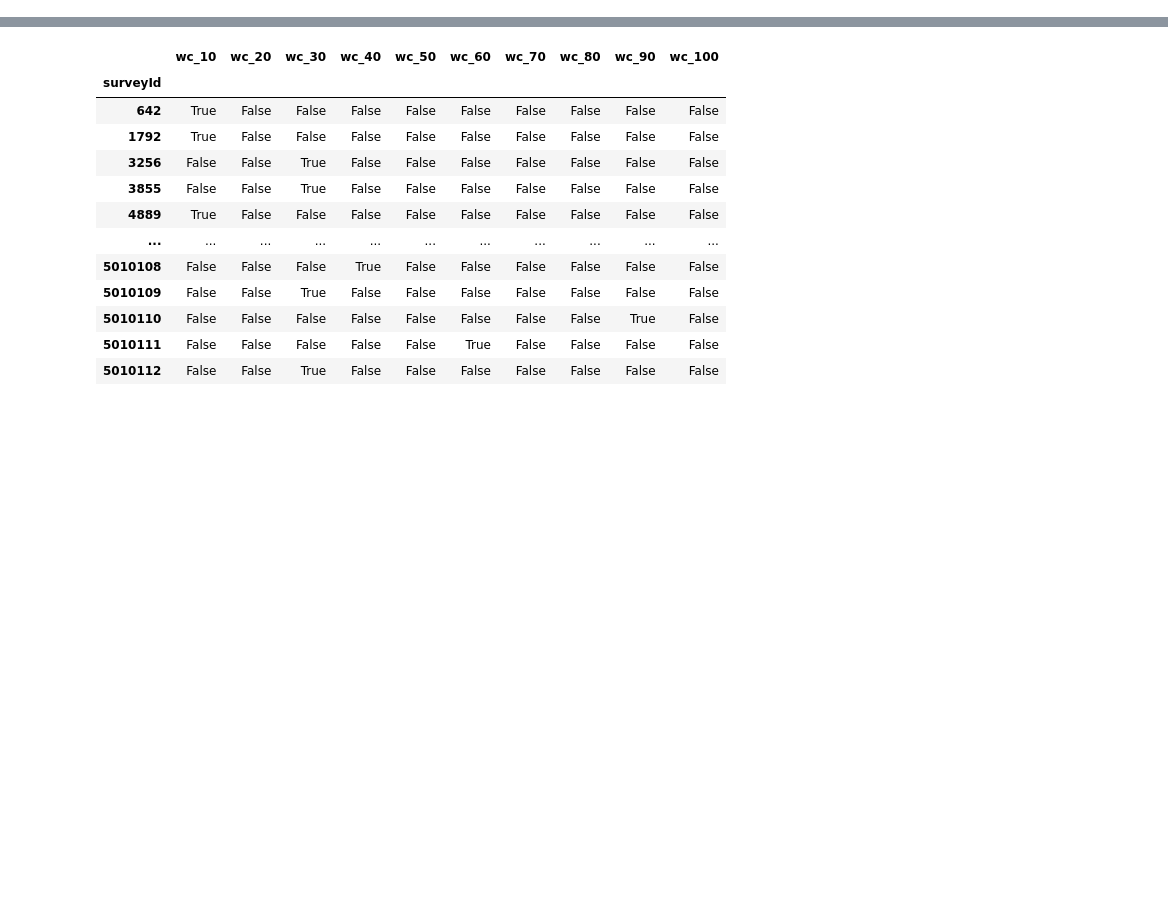
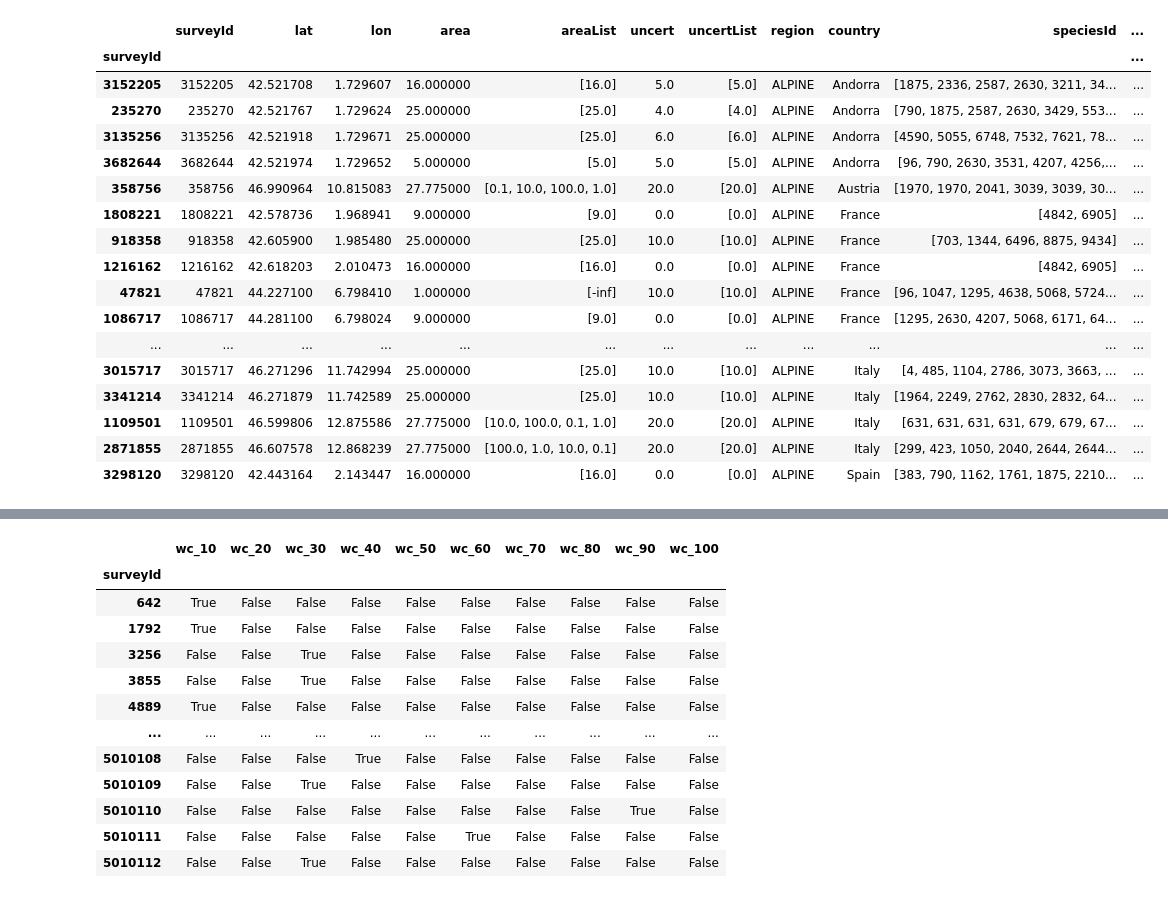
Before and after one commit to gtikhonov/geolifeclef, a Jupyter notebook: prithvi/exploration.ipynb, the cells around one changed output, grey strips where cells are left out. Cells and saved outputs as stored; diff of their text form; code cells hidden in the pictures; blank space fills up the shorter version.

```diff
--- a/prithvi/exploration.ipynb
+++ b/prithvi/exploration.ipynb
@@ -45,0 +75,6 @@ train_metadata
+# %%
+train_worldcover = pd.read_csv(os.path.join(path_data, "worldcover", "s2_pa_train_survey_points_with_worldcover.csv"))
+train_worldcover['surveyId'] = train_worldcover['surveyId'].astype(int)
+train_worldcover.set_index("surveyId", inplace=True)
+comb = pd.concat([tmp.sort_index(), train_worldcover.sort_values("surveyId")["class"]], axis=1)
+comb
@@ -45,0 +96,22 @@ train_metadata
+# %%
+with pd.option_context('display.max_rows', 100):
+    display(comb[comb["class"]==100].sort_values(["country","lat"]))
+# %% [output]
+|  | surveyId | lat | lon | area | areaList | uncert | uncertList | region | country | speciesId | ... |
+| surveyId |  |  |  |  |  |  |  |  |  |  | ... |
+| 3152205 | 3152205 | 42.521708 | 1.729607 | 16.000000 | [16.0] | 5.0 | [5.0] | ALPINE | Andorra | [1875, 2336, 2587, 2630, 3211, 34... | ... |
+| 235270 | 235270 | 42.521767 | 1.729624 | 25.000000 | [25.0] | 4.0 | [4.0] | ALPINE | Andorra | [790, 1875, 2587, 2630, 3429, 553... | ... |
+| 3135256 | 3135256 | 42.521918 | 1.729671 | 25.000000 | [25.0] | 6.0 | [6.0] | ALPINE | Andorra | [4590, 5055, 6748, 7532, 7621, 78... | ... |
+| 3682644 | 3682644 | 42.521974 | 1.729652 | 5.000000 | [5.0] | 5.0 | [5.0] | ALPINE | Andorra | [96, 790, 2630, 3531, 4207, 4256,... | ... |
+| 358756 | 358756 | 46.990964 | 10.815083 | 27.775000 | [0.1, 10.0, 100.0, 1.0] | 20.0 | [20.0] | ALPINE | Austria | [1970, 1970, 2041, 3039, 3039, 30... | ... |
+| 1808221 | 1808221 | 42.578736 | 1.968941 | 9.000000 | [9.0] | 0.0 | [0.0] | ALPINE | France | [4842, 6905] | ... |
+| 918358 | 918358 | 42.605900 | 1.985480 | 25.000000 | [25.0] | 10.0 | [10.0] | ALPINE | France | [703, 1344, 6496, 8875, 9434] | ... |
+| 1216162 | 1216162 | 42.618203 | 2.010473 | 16.000000 | [16.0] | 0.0 | [0.0] | ALPINE | France | [4842, 6905] | ... |
+| 47821 | 47821 | 44.227100 | 6.798410 | 1.000000 | [-inf] | 10.0 | [10.0] | ALPINE | France | [96, 1047, 1295, 4638, 5068, 5724... | ... |
+| 1086717 | 1086717 | 44.281100 | 6.798024 | 9.000000 | [9.0] | 0.0 | [0.0] | ALPINE | France | [1295, 2630, 4207, 5068, 6171, 64... | ... |
+| ... | ... | ... | ... | ... | ... | ... | ... | ... | ... | ... | ... |
+| 3015717 | 3015717 | 46.271296 | 11.742994 | 25.000000 | [25.0] | 10.0 | [10.0] | ALPINE | Italy | [4, 485, 1104, 2786, 3073, 3663, ... | ... |
+| 3341214 | 3341214 | 46.271879 | 11.742589 | 25.000000 | [25.0] | 10.0 | [10.0] | ALPINE | Italy | [1964, 2249, 2762, 2830, 2832, 64... | ... |
+| 1109501 | 1109501 | 46.599806 | 12.875586 | 27.775000 | [10.0, 100.0, 0.1, 1.0] | 20.0 | [20.0] | ALPINE | Italy | [631, 631, 631, 631, 679, 679, 67... | ... |
+| 2871855 | 2871855 | 46.607578 | 12.868239 | 27.775000 | [100.0, 1.0, 10.0, 0.1] | 20.0 | [20.0] | ALPINE | Italy | [299, 423, 1050, 2040, 2644, 2644... | ... |
+| 3298120 | 3298120 | 42.443164 | 2.143447 | 16.000000 | [16.0] | 0.0 | [0.0] | ALPINE | Spain | [383, 790, 1162, 1761, 1875, 2210... | ... |
```
Also changed, not shown: parts of 22 cells of this notebook.
